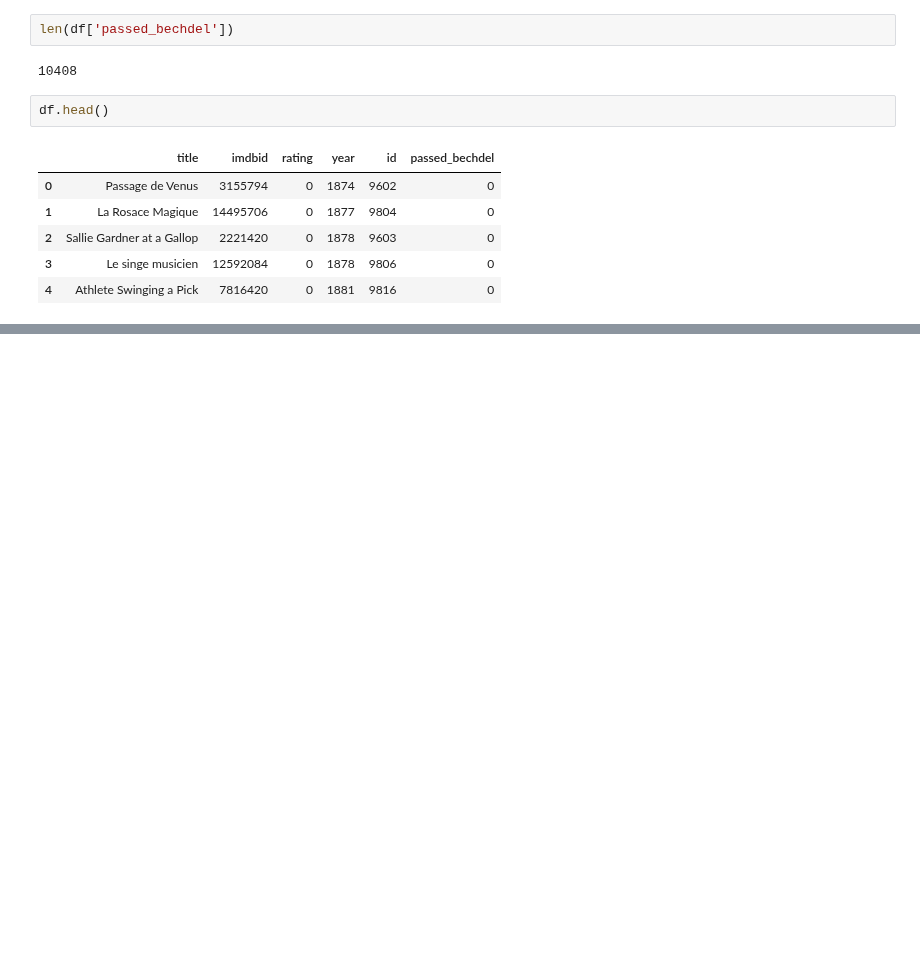
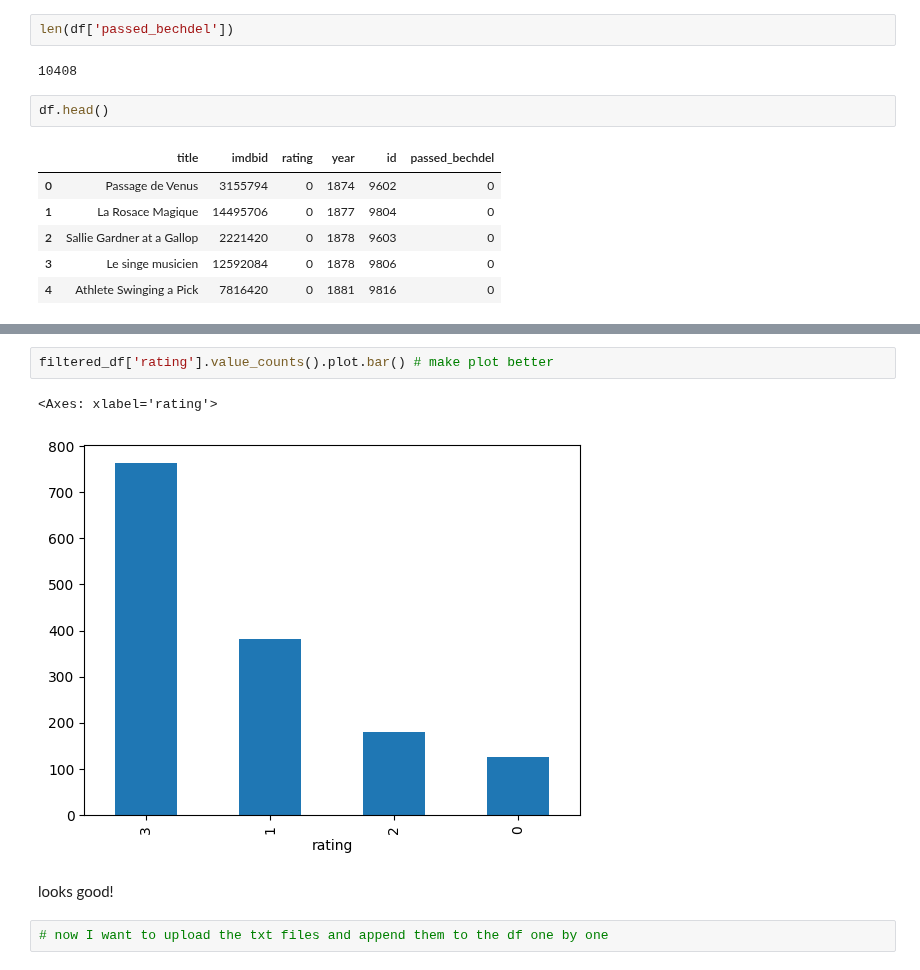
Before and after one commit to sigridbom/NLP_exam, a Jupyter notebook: bechdel_labels.ipynb, the cells around one changed output, grey strips where cells are left out. Cells and saved outputs as stored; diff of their text form; blank space fills up the shorter version.

```diff
--- a/bechdel_labels.ipynb
+++ b/bechdel_labels.ipynb
@@ -158,0 +256,9 @@ Name: title, dtype: object
+# %%
+filtered_df['rating'].value_counts().plot.bar() # make plot better
+# %% [output]
+<Axes: xlabel='rating'>
+[figure, added]
+# %% [markdown]
+looks good!
+# %%
+# now I want to upload the txt files and append them to the df one by one
```
Also changed, not shown: parts of 29 cells of this notebook, 4 other files.
